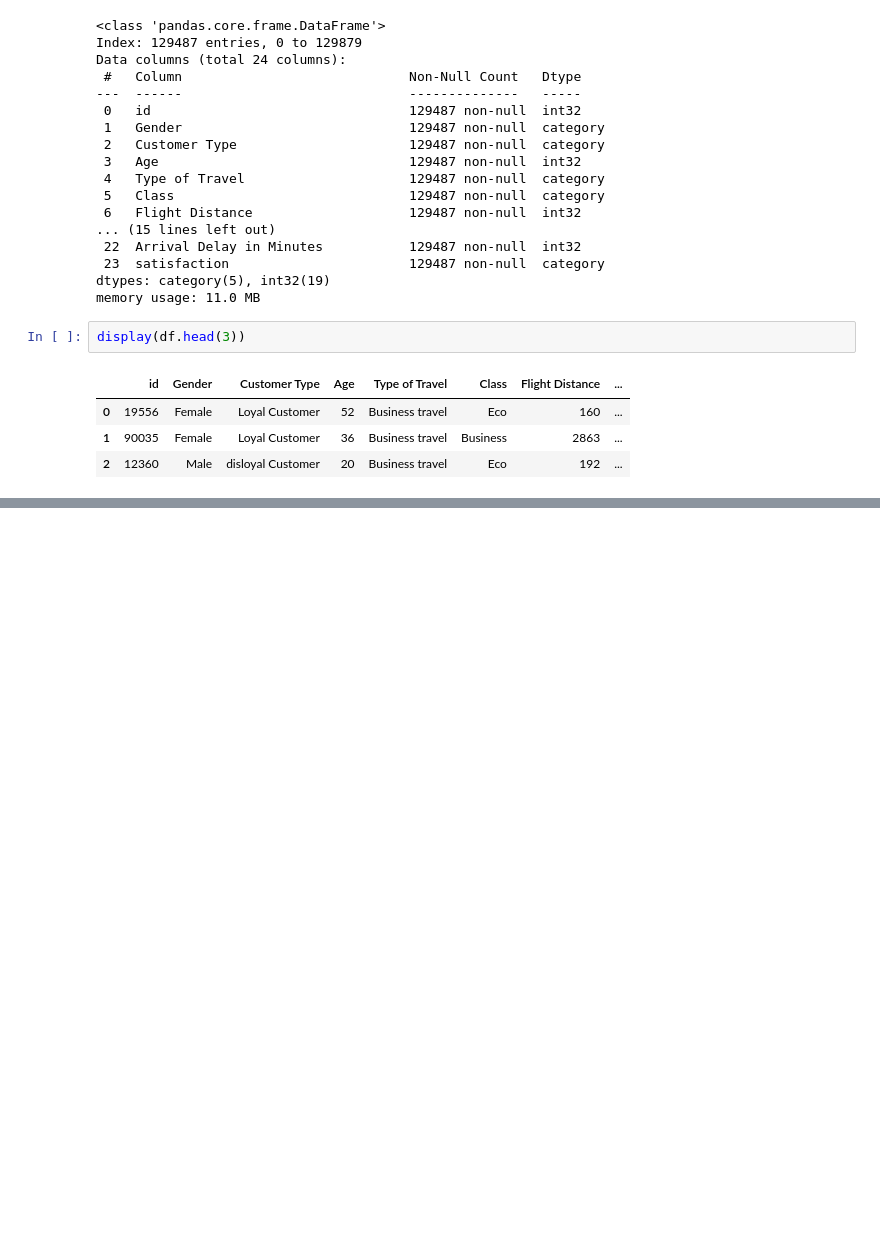
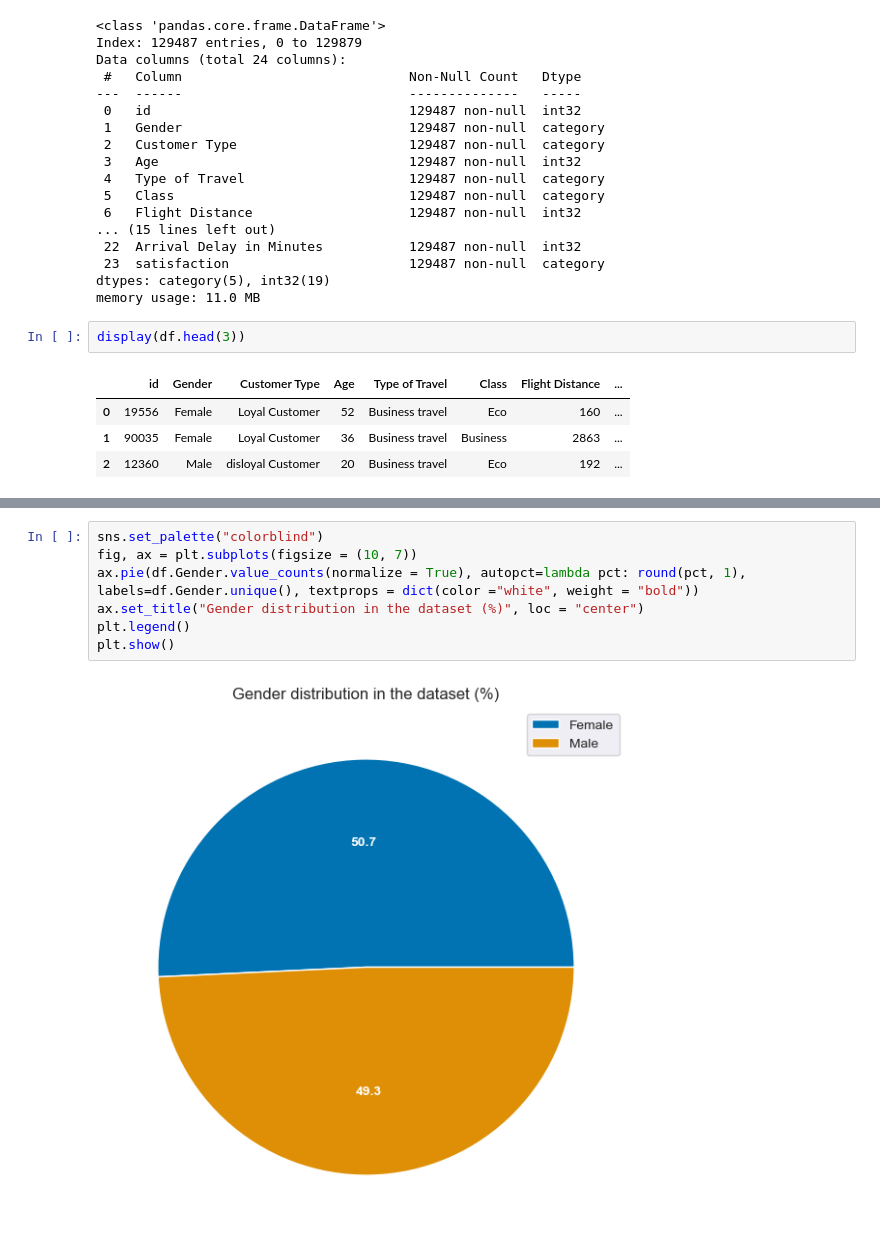
Before and after one commit to SOPP-EC/-Airline-Passenger-Satisfaction-Dataset-Analysis, a Jupyter notebook: -Airline-Passenger-Satisfaction-Dataset-Analysis.ipynb, the cells around one changed output, grey strips where cells are left out. Saved outputs shown, nothing was run; the diff lists cells and outputs as text; blank space fills up the shorter version.

```diff
--- a/-Airline-Passenger-Satisfaction-Dataset-Analysis.ipynb
+++ b/-Airline-Passenger-Satisfaction-Dataset-Analysis.ipynb
@@ -79,0 +133,9 @@ display(df.head(3))
+# %%
+sns.set_palette("colorblind")
+fig, ax = plt.subplots(figsize = (10, 7))
+ax.pie(df.Gender.value_counts(normalize = True), autopct=lambda pct: round(pct, 1), labels=df.Gender.unique(), textprops = dict(color ="white", weight = "bold"))
+ax.set_title("Gender distribution in the dataset (%)", loc = "center")
+plt.legend()
+plt.show()
+# %% [output]
+[figure, added]
```
Also changed, not shown: parts of 15 cells of this notebook.
